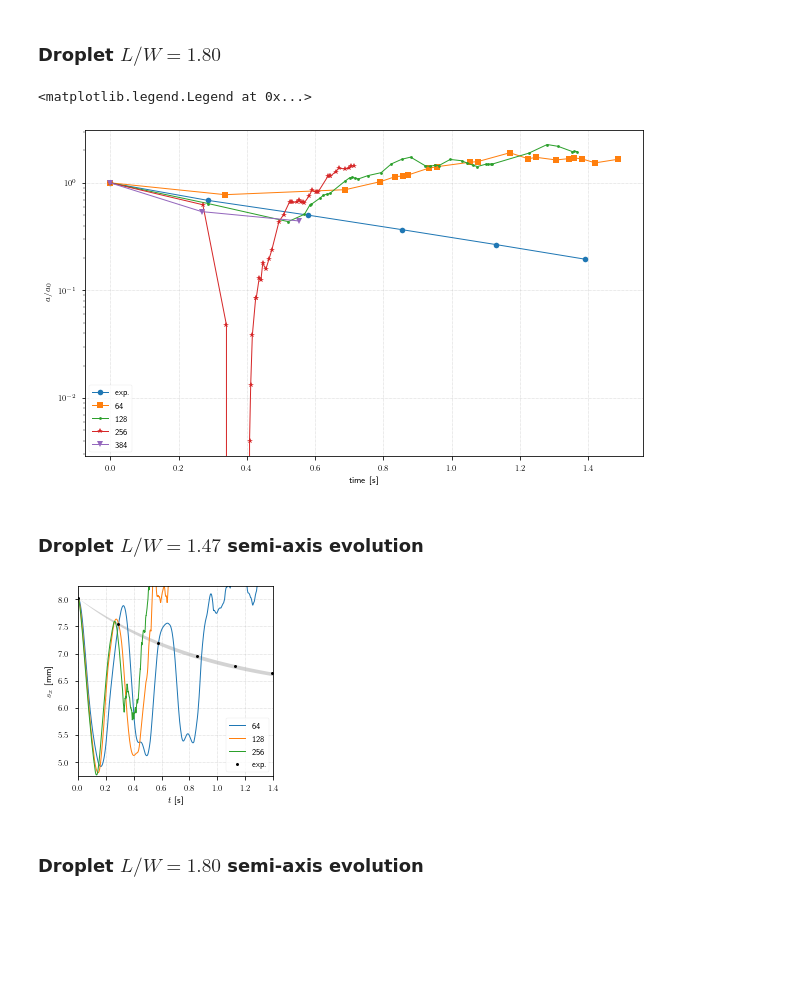
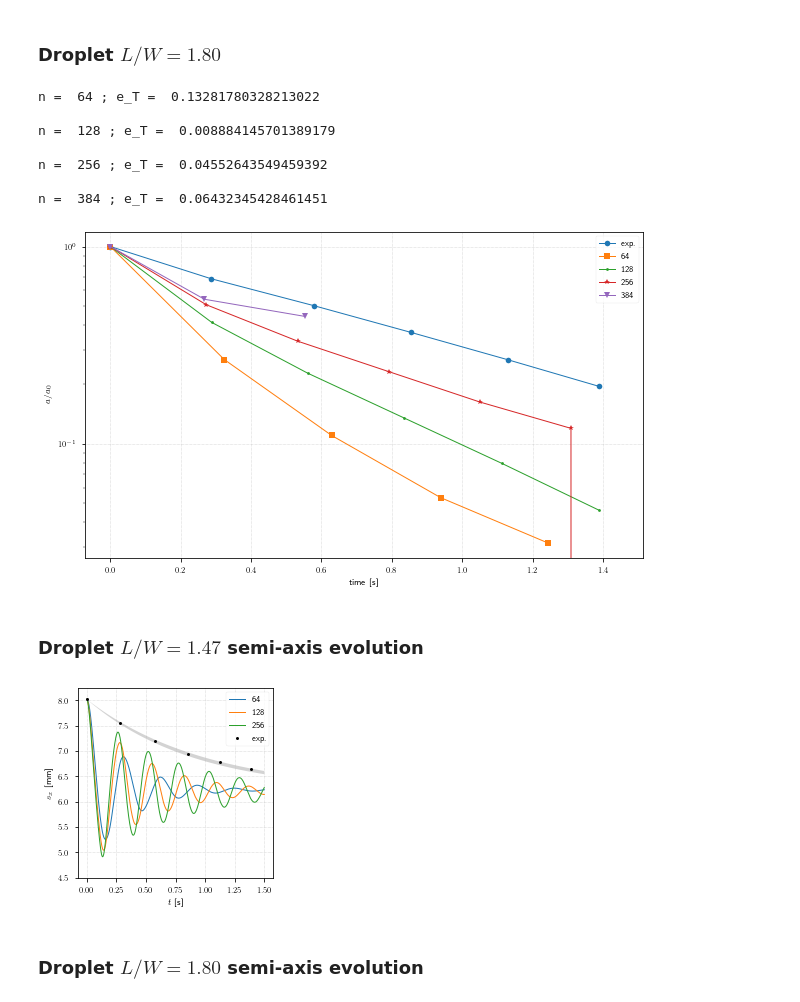
Before and after one commit to CRC-1194/lent, a Jupyter notebook: cases/flow-solution/oscillating-droplet/three-dimensional/Trinh1982-comparison.ipynb, the cells around one changed output. Saved outputs shown, nothing was run; the diff lists cells and outputs as text; code cells hidden in the pictures; blank space fills up the shorter version.

Commit message:
Added some minor changes in the notebook for Trinh and Wang experimental comparison.

```diff
--- a/cases/flow-solution/oscillating-droplet/three-dimensional/Trinh1982-comparison.ipynb
+++ b/cases/flow-solution/oscillating-droplet/three-dimensional/Trinh1982-comparison.ipynb
@@ -33,6 +33,7 @@ rc('grid', linestyle='dotted')
 import sys
 sys.path.append('../../../scripts/modules')
 import dataAgglomeration as da
+import dataframeWithMetadata as dwm
 
 def compute_plot_data(df, col_name, R0, a0):
     maxima = find_peaks(df[col_name].values)
@@ -52,8 +53,10 @@ case_0_name_lw147 = study_name_lw147 + "_00000_template_copy_hexrefined"
 study_name_lw180 = "trinh1982fig10lw180.parameter"
 case_0_name_lw180 = study_name_lw180 + "_00000_template_copy_hexrefined"
 
-df_lw147 = da.data_agglomerator(study_name_lw147, case_0_name_lw147).study_dataframe()
-df_lw180 = da.data_agglomerator(study_name_lw180, case_0_name_lw180).study_dataframe()
+#df_lw147 = da.data_agglomerator(study_name_lw147, case_0_name_lw147).study_dataframe()
+#df_lw180 = da.data_agglomerator(study_name_lw180, case_0_name_lw180).study_dataframe()
+df_lw147 = dwm.metadated_dataframe_reader("trinh1982fig10lw147.csv").read_dataframe()
+df_lw180 = dwm.metadated_dataframe_reader("trinh1982fig10lw180.csv").read_dataframe()
 
 # Assumption: both studies use the same resolutions
 resolutions = list(df_lw147.index.levels[0])
@@ -89,4 +92,10 @@ for res in resolutions:
     plt.semilogy(lw147_data[res][0], lw147_data[res][1], label=res, marker=next(marker))
 
 plt.legend()
+
+# Compute relative error in oscillation period
+for res in resolutions:
+    T_exp = df_ref_lw147.loc[1, "time"]
+    T_num = lw147_data[res][0][1]
+    print("n = ", res, "; e_T = ", abs(T_num - T_exp)/T_exp, "\n")
 # %% [output]
@@ -107,9 +122,21 @@ for res in resolutions:
     plt.semilogy(lw180_data[res][0], lw180_data[res][1], label=res, marker=next(marker))
 
 plt.legend()
+
+# Compute relative error in oscillation period
+for res in resolutions:
+    T_exp = df_ref_lw180.loc[1, "time"]
+    T_num = lw180_data[res][0][1]
+    print("n = ", res, "; e_T = ", abs(T_num - T_exp)/T_exp, "\n")
 # %% [output]
-<matplotlib.legend.Legend at 0x...>
+n =  64 ; e_T =  0.13281780328213022
+
+n =  128 ; e_T =  0.008884145701389179
+
+n =  256 ; e_T =  0.04552643549459392
+
+n =  384 ; e_T =  0.06432345428461451
-[figure, old version]
+[figure, new version]
 # %% [markdown]
 ### Droplet $L/W=1.47$ semi-axis evolution
 # %%
@@ -121,36 +148,36 @@ plt.ylabel("$s_x$ [mm]")
 for res in resolutions:
     if res == 384:
         continue
     values = df_lw147.loc[res]["semi-axes-x"].values*1000.0
     plt.plot(df_lw147.loc[res]["time"], values, label=res)
 
 # Reference data
 tau_min = -1.0
 tau_max = -1.113
 
 R0 = 6.2
 a0 = 8.02 - R0
 time_ref = [x/1000.0 for x in range(1501)]
 upper_limit_low = []
 upper_limit_high = []
 
 for t in time_ref:
     upper_limit_low.append(R0 + a0*exp(tau_max*t))
     upper_limit_high.append(R0 + a0*exp(tau_min*t))
 
 plt.fill_between(time_ref, upper_limit_low, upper_limit_high, facecolor='lightgrey')
 #plt.plot(time_ref, upper_limit_low, label="exp.")
 #plt.plot(time_ref, upper_limit_high, label="exp.")
 plt.plot(df_ref_lw147["time"], R0+a0*df_ref_lw147["relative_amplitude"], label='exp. ',
              marker='o', linestyle='None', color='black', markersize=3)
 
-plt.xlim(0.0, 1.4)
-plt.ylim(4.75, 8.25)
+#plt.xlim(0.0, 1.4)
+plt.ylim(4.5, 8.25)
 plt
 plt.legend()
 plt.savefig("lw147.pdf", bbox_inches='tight')
 # %% [output]
-[figure, old version]
+[figure, new version]
 # %% [markdown]
 ### Droplet $L/W=1.80$ semi-axis evolution
 # %%
```
Also changed, not shown: parts of 2 cells of this notebook.
